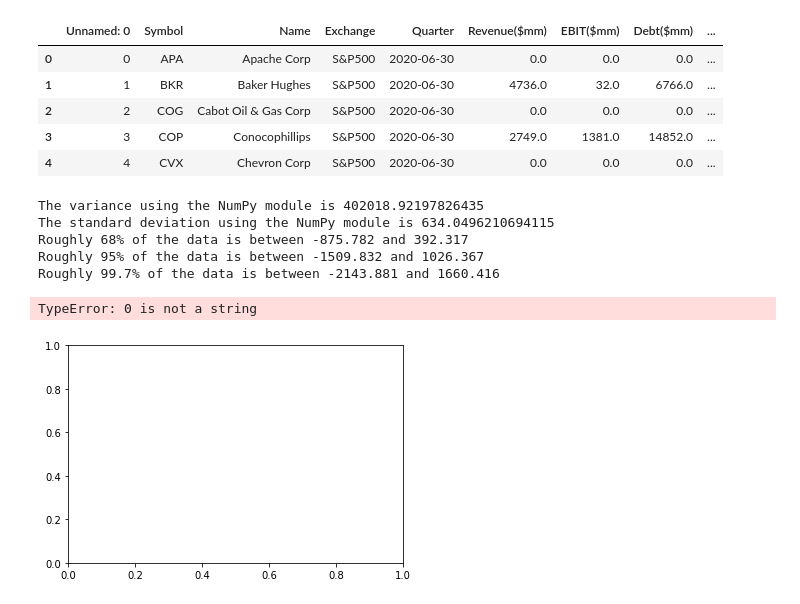
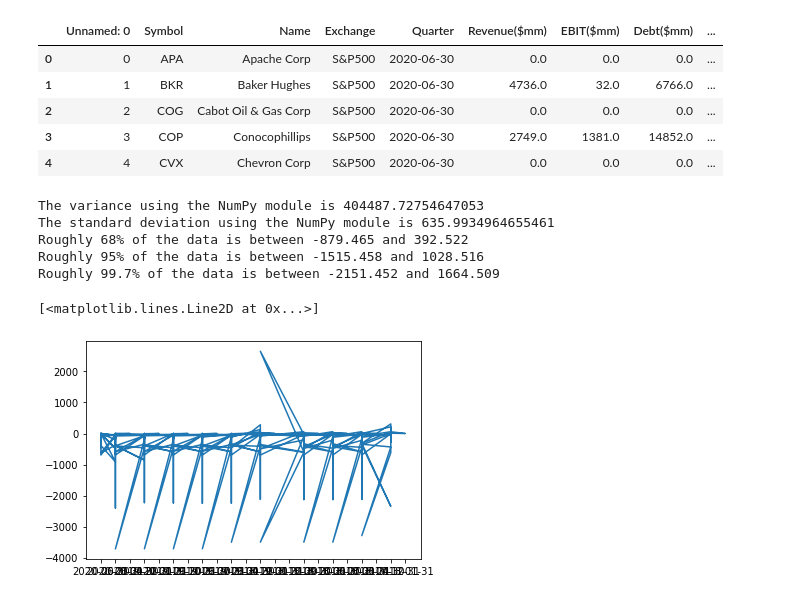
Before and after one commit to dsc55704973/project_one, a Jupyter notebook: developer/Daniel Carrillo's Work/visualizations_.ipynb, the cells around one changed output. Drawn from its saved outputs; the diff is of its cells as text; code cells hidden in the pictures.

Commit message:
fixed error in visualization notebook

```diff
--- a/developer/Daniel Carrillo's Work/visualizations_.ipynb
+++ b/developer/Daniel Carrillo's Work/visualizations_.ipynb
@@ -20,8 +20,8 @@ df = pd.DataFrame(csv)
 df.head()
 
 # convert NaN to zero values
-df = df.fillna(0)
-df.replace(np.nan,0)
+df = df.replace(np.nan,0)
+df=df[df['Quarter']!=0]
 
 # map formatting
 # df["Revenue($mm)"] = df["Revenue($mm)"].map("${:,.2f}".format)
@@ -41,36 +41,36 @@ df.head()
 | 4 | 4 | CVX | Chevron Corp | S&P500 | 2020-06-30 | 0.0 | 0.0 | 0.0 | ... |
 # %%
 div = df["Dividend Payout($mm)"]
-div.dropna()
+new_div = div.dropna()
 
-variance = np.var(div)
+variance = np.var(new_div)
 print(f"The variance using the NumPy module is {variance}")
 
-sd_numpy = np.std(div,ddof = 0)
+sd_numpy = np.std(new_div,ddof = 0)
 print(f"The standard deviation using the NumPy module is {sd_numpy}")
 
-mean_numpy = np.mean(div)
+mean_numpy = np.mean(new_div)
 
 print(f"Roughly 68% of the data is between {round(mean_numpy-sd_numpy,3)} and {round(mean_numpy+sd_numpy,3)}")
 print(f"Roughly 95% of the data is between {round(mean_numpy-2*sd_numpy,3)} and {round(mean_numpy+2*sd_numpy,3)}")
 print(f"Roughly 99.7% of the data is between {round(mean_numpy-3*sd_numpy,3)} and {round(mean_numpy+3*sd_numpy,3)}")
 # %% [output]
-The variance using the NumPy module is 402018.92197826435
-The standard deviation using the NumPy module is 634.0496210694115
-Roughly 68% of the data is between -875.782 and 392.317
-Roughly 95% of the data is between -1509.832 and 1026.367
-Roughly 99.7% of the data is between -2143.881 and 1660.416
+The variance using the NumPy module is 404487.72754647053
+The standard deviation using the NumPy module is 635.9934964655461
+Roughly 68% of the data is between -879.465 and 392.522
+Roughly 95% of the data is between -1515.458 and 1028.516
+Roughly 99.7% of the data is between -2151.452 and 1664.509
 # %%
 
 
 # filter_data = df.loc[df['Symbol'] == 'APA', :]
 # filter_df = pd.DataFrame(filter_data)
 # filter_df
 
 
 x_values = df['Quarter']
 y_values = df['Dividend Payout($mm)']
-plt.scatter(x_values, y_values)
+plt.plot(x_values, y_values)
 # %% [output]
-TypeError: 0 is not a string
+[<matplotlib.lines.Line2D at 0x...>]
-[figure, old version]
+[figure, new version]
```
